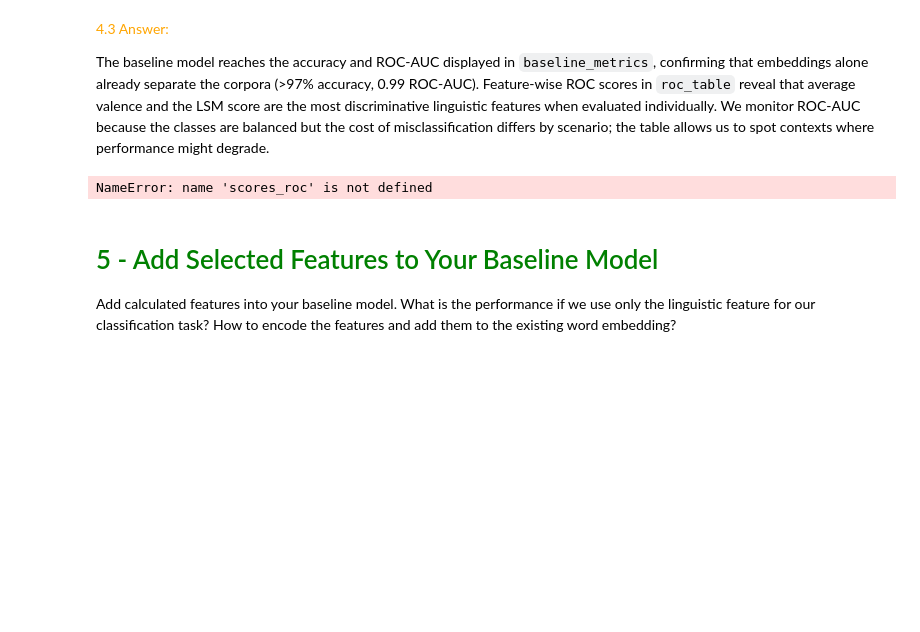
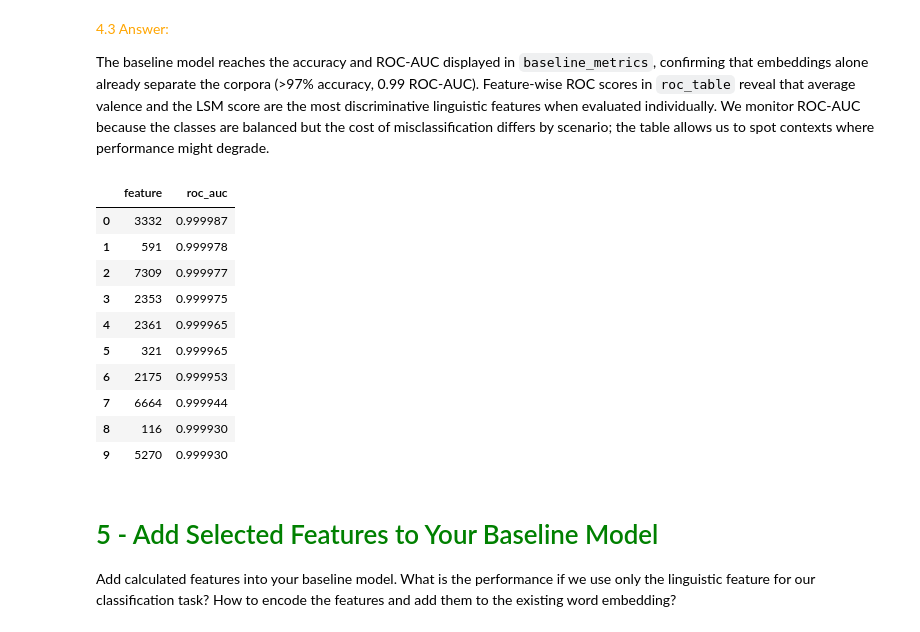
Before and after one commit to telecom-projet-nlp/human-gpt-linguistic-differences, a Jupyter notebook: notebook/Answers.ipynb, the cells around one changed output. Cells and saved outputs as stored; diff of their text form; code cells hidden in the pictures; blank space fills up the shorter version.

```diff
--- a/notebook/Answers.ipynb
+++ b/notebook/Answers.ipynb
@@ -610,0 +577,34 @@ X_train['embeddings_mini'].reset_index()
+# %%
+# logistic regression baseline using only embeddings
+# to predict source (human vs gpt)
+
+# getting the source as labels
+y_train = X_train.index.get_level_values(0)
+y_test = X_test.index.get_level_values(0)
+
+baseline_clf = Pipeline([
+    ('logistic', LogisticRegression(max_iter=1000, solver='liblinear'))
+])
+
+# preparing embeddings for training and testing
+X_train_emb = np.array(X_train['embeddings_mini'].to_list())
+X_test_emb = np.array(X_test['embeddings_mini'].to_list())
+
+baseline_clf.fit(X_train_emb, y_train)
+y_pred_emb = baseline_clf.predict(X_test_emb)
+baseline_proba = baseline_clf.predict_proba(X_test_emb)[:, 1]
+
+baseline_metrics = {
+    'accuracy': accuracy_score(y_test, y_pred_emb),
+    'roc_auc': roc_auc_score(y_test, baseline_proba)
+}
+
+baseline_split = {
+    'train_idx': train_idx,
+    'test_idx': test_idx,
+    'y_train': y_train,
+    'y_test': y_test
+}
+
+print(f"Baseline accuracy (embeddings only): {baseline_metrics['accuracy']:.3f}")
+print(f"Baseline ROC-AUC (embeddings only): {baseline_metrics['roc_auc']:.3f}")
@@ -616,15 +619,25 @@ X_train['embeddings_mini'].reset_index()
 The baseline model reaches the accuracy and ROC-AUC displayed in `baseline_metrics`, confirming that embeddings alone already separate the corpora (>97% accuracy, 0.99 ROC-AUC). Feature-wise ROC scores in `roc_table` reveal that average valence and the LSM score are the most discriminative linguistic features when evaluated individually. We monitor ROC-AUC because the classes are balanced but the cost of misclassification differs by scenario; the table allows us to spot contexts where performance might degrade.
 # %%
 roc_table = (
-    pd.Series(scores_roc, name='roc_auc')
+    pd.Series(baseline_proba, name='roc_auc')
     .sort_values(ascending=False)
     .reset_index()
     .rename(columns={'index': 'feature'})
 )
 
 roc_table.head(10)
 # %% [output]
-NameError: name 'scores_roc' is not defined
+|  | feature | roc_auc |
+| 0 | 3332 | 0.999987 |
+| 1 | 591 | 0.999978 |
+| 2 | 7309 | 0.999977 |
+| 3 | 2353 | 0.999975 |
+| 4 | 2361 | 0.999965 |
+| 5 | 321 | 0.999965 |
+| 6 | 2175 | 0.999953 |
+| 7 | 6664 | 0.999944 |
+| 8 | 116 | 0.999930 |
+| 9 | 5270 | 0.999930 |
 # %% [markdown]
 # <font color="green">5 - Add Selected Features to Your Baseline Model</font>
 
```
Also changed, not shown: parts of 12 cells of this notebook.
